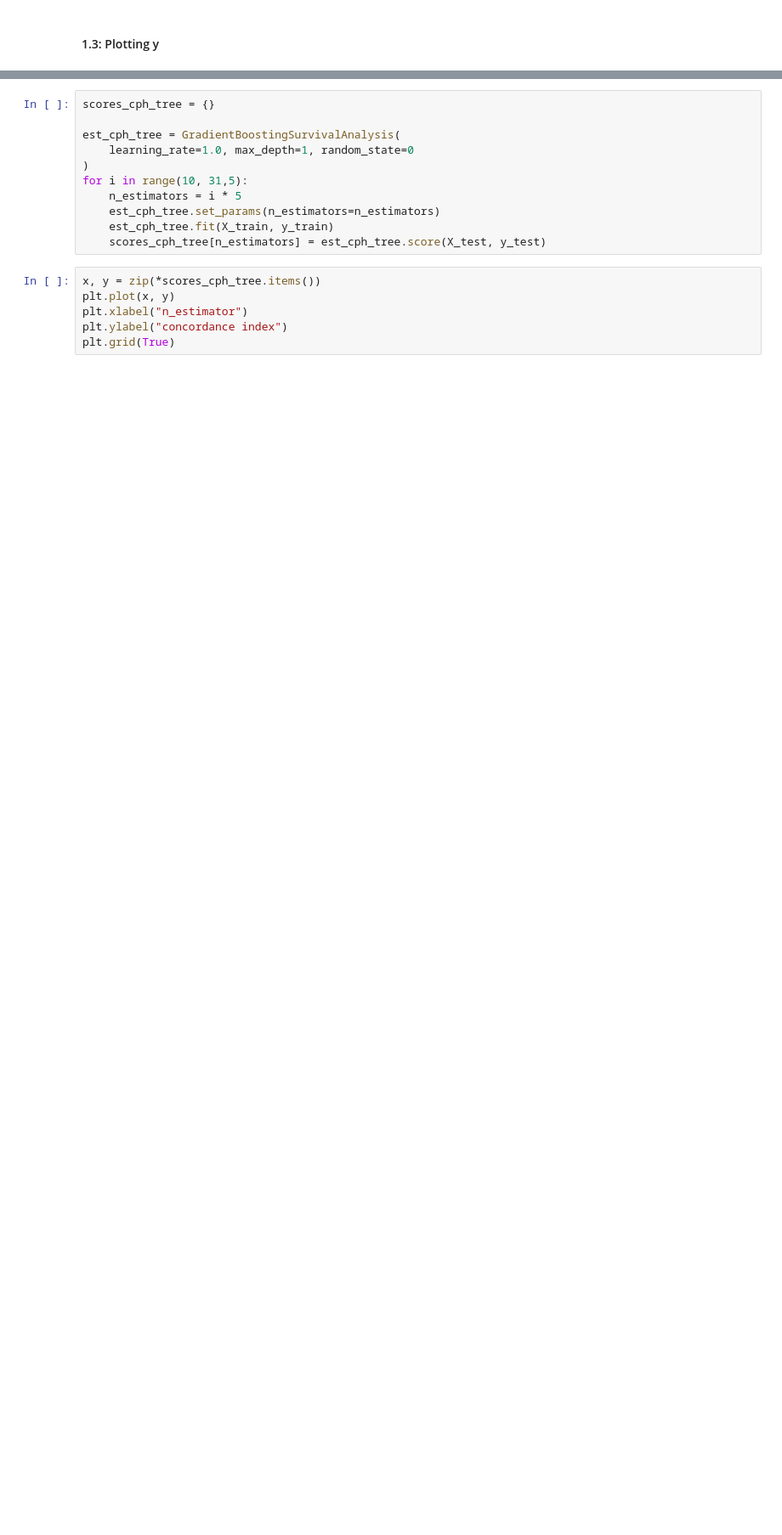
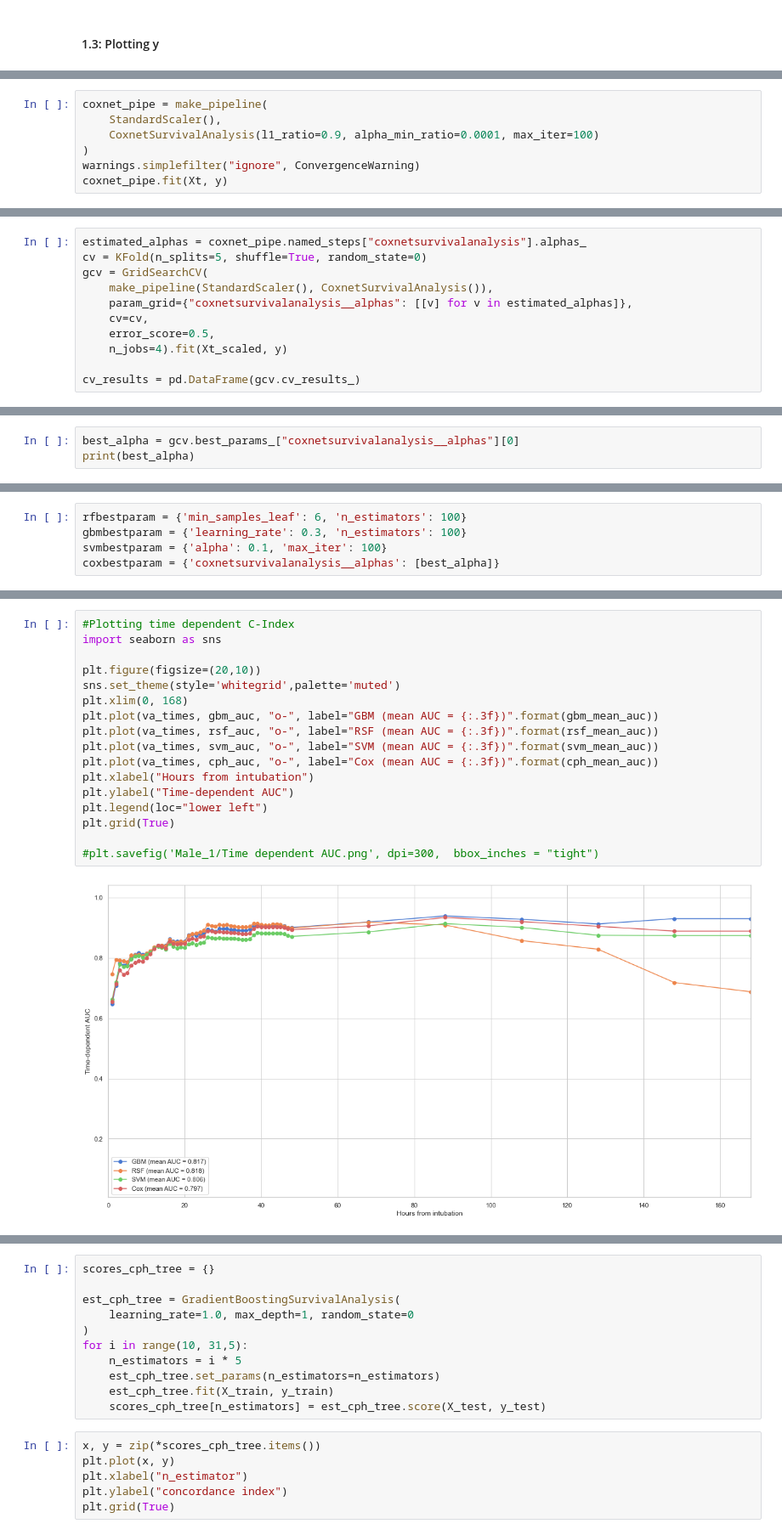
Before and after one commit to marcelchee/trident3, a Jupyter notebook: survival_vent.ipynb, the cells around one changed output, grey strips where cells are left out. Shown: that part at 85% size. Saved outputs shown, nothing was run; the diff lists cells and outputs as text; blank space fills up the shorter version.

```diff
--- a/survival_vent.ipynb
+++ b/survival_vent.ipynb
@@ -206,0 +263,7 @@ coefficients = (pd.DataFrame
+# %%
+coxnet_pipe = make_pipeline(
+    StandardScaler(),
+    CoxnetSurvivalAnalysis(l1_ratio=0.9, alpha_min_ratio=0.0001, max_iter=100)
+)
+warnings.simplefilter("ignore", ConvergenceWarning)
+coxnet_pipe.fit(Xt, y)
@@ -206,0 +275,11 @@ coefficients = (pd.DataFrame
+# %%
+estimated_alphas = coxnet_pipe.named_steps["coxnetsurvivalanalysis"].alphas_
+cv = KFold(n_splits=5, shuffle=True, random_state=0)
+gcv = GridSearchCV(
+    make_pipeline(StandardScaler(), CoxnetSurvivalAnalysis()),
+    param_grid={"coxnetsurvivalanalysis__alphas": [[v] for v in estimated_alphas]},
+    cv=cv,
+    error_score=0.5,
+    n_jobs=4).fit(Xt_scaled, y)
+
+cv_results = pd.DataFrame(gcv.cv_results_)
@@ -206,0 +302,3 @@ coefficients = (pd.DataFrame
+# %%
+best_alpha = gcv.best_params_["coxnetsurvivalanalysis__alphas"][0]
+print(best_alpha)
@@ -206,0 +393,5 @@ coefficients = (pd.DataFrame
+# %%
+rfbestparam = {'min_samples_leaf': 6, 'n_estimators': 100}
+gbmbestparam = {'learning_rate': 0.3, 'n_estimators': 100}
+svmbestparam = {'alpha': 0.1, 'max_iter': 100}
+coxbestparam = {'coxnetsurvivalanalysis__alphas': [best_alpha]}
@@ -206,0 +490,19 @@ coefficients = (pd.DataFrame
+# %%
+#Plotting time dependent C-Index
+import seaborn as sns
+
+plt.figure(figsize=(20,10))
+sns.set_theme(style='whitegrid',palette='muted')
+plt.xlim(0, 168)
+plt.plot(va_times, gbm_auc, "o-", label="GBM (mean AUC = {:.3f})".format(gbm_mean_auc))
+plt.plot(va_times, rsf_auc, "o-", label="RSF (mean AUC = {:.3f})".format(rsf_mean_auc))
+plt.plot(va_times, svm_auc, "o-", label="SVM (mean AUC = {:.3f})".format(svm_mean_auc))
+plt.plot(va_times, cph_auc, "o-", label="Cox (mean AUC = {:.3f})".format(cph_mean_auc))
+plt.xlabel("Hours from intubation")
+plt.ylabel("Time-dependent AUC")
+plt.legend(loc="lower left")
+plt.grid(True)
+
+#plt.savefig('Male_1/Time dependent AUC.png', dpi=300,  bbox_inches = "tight")
+# %% [output]
+[figure, added]
```
Also changed, not shown: parts of 129 cells of this notebook, 2 other files.
